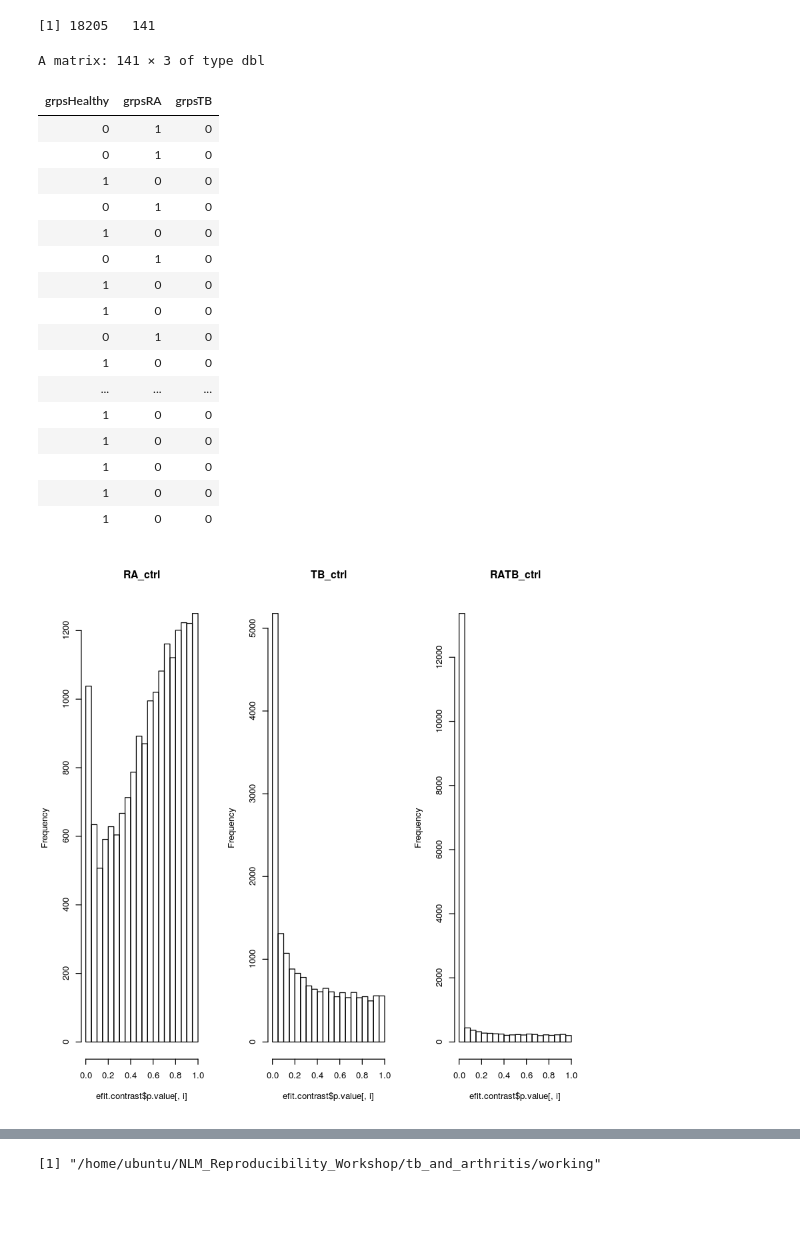
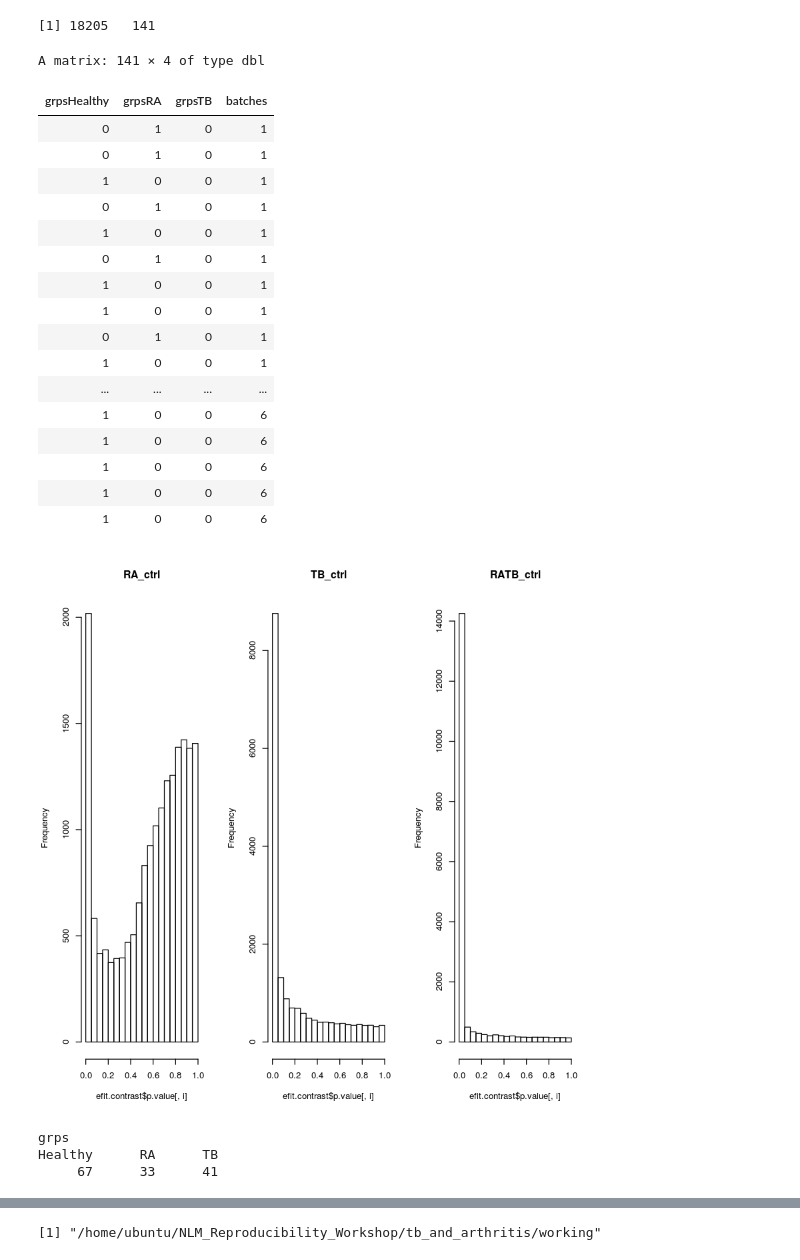
Before and after one commit to NLM-Reproducibility-Project/ReAnalysis-of-gene-pathways-between-TB-and-RA, a Jupyter notebook: scripts/MetaAnalysis.ipynb, the cells around one changed output, grey strips where cells are left out. Saved outputs shown, nothing was run; the diff lists cells and outputs as text; code cells hidden in the pictures; blank space fills up the shorter version.

```diff
--- a/scripts/MetaAnalysis.ipynb
+++ b/scripts/MetaAnalysis.ipynb
@@ -410,7 +399,7 @@ cl <- rep(c("green","red","blue","purple","orange","yellow"),c(10,30,30,30,30,11
 #merged.dataset.norm <- normalizeVSN(merged.dataset.num.rord)
 
 design <- model.matrix(~ grps)
-batches <- rep(c(1:6),c(10,30,30,30,30,11))
+batches <- rep(c(1:6),c(33,19,34,6,34,15))
 # %%
 merged.dataset.norm <- ComBat(merged.dataset.num, batches, mod=design, par.prior=TRUE, prior.plots=FALSE)
 rownames(merged.dataset.norm)=rownames(merged.dataset)[-1]
@@ -474,39 +462,45 @@ A matrix: 6 × 141 of type dbl
 [1] 18205   141
 # %%
 library(limma)
-design.limma <- model.matrix(~ 0+grps)
+design.limma <- model.matrix(~0+grps+batches)
 design.limma
 fit <- lmFit(merged.dataset.norm, design.limma)
 
-contrast.matrix=makeContrasts(grpsRA-grpsHealthy,grpsTB-grpsHealthy,
-                              (grpsRA+grpsTB)-grpsHealthy,levels=design.limma)
+contrast.matrix=makeContrasts(grpsRA - grpsHealthy, grpsTB - grpsHealthy,
+                              (grpsRA + grpsTB) - grpsHealthy, levels=design.limma)
 colnames(contrast.matrix)=c("RA_ctrl","TB_ctrl","RATB_ctrl")
 fit.contrast=contrasts.fit(fit,contrast.matrix)
 efit.contrast=eBayes(fit.contrast)
 # %% [output]
-A matrix: 141 × 3 of type dbl
+A matrix: 141 × 4 of type dbl
-| grpsHealthy | grpsRA | grpsTB |
-| 0 | 1 | 0 |
-| 0 | 1 | 0 |
-| 1 | 0 | 0 |
-| 0 | 1 | 0 |
-| 1 | 0 | 0 |
-| 0 | 1 | 0 |
-| 1 | 0 | 0 |
-| 1 | 0 | 0 |
-| 0 | 1 | 0 |
-| 1 | 0 | 0 |
-| ... | ... | ... |
-| 1 | 0 | 0 |
-| 1 | 0 | 0 |
-| 1 | 0 | 0 |
-| 1 | 0 | 0 |
-| 1 | 0 | 0 |
+| grpsHealthy | grpsRA | grpsTB | batches |
+| 0 | 1 | 0 | 1 |
+| 0 | 1 | 0 | 1 |
+| 1 | 0 | 0 | 1 |
+| 0 | 1 | 0 | 1 |
+| 1 | 0 | 0 | 1 |
+| 0 | 1 | 0 | 1 |
+| 1 | 0 | 0 | 1 |
+| 1 | 0 | 0 | 1 |
+| 0 | 1 | 0 | 1 |
+| 1 | 0 | 0 | 1 |
+| ... | ... | ... | ... |
+| 1 | 0 | 0 | 6 |
+| 1 | 0 | 0 | 6 |
+| 1 | 0 | 0 | 6 |
+| 1 | 0 | 0 | 6 |
+| 1 | 0 | 0 | 6 |
 # %%
 par(mfrow=c(1,3))
 for (i in 1:ncol(efit.contrast$p.value)){
   hist(efit.contrast$p.value[,i],main=colnames(efit.contrast$p.value)[i])
 }
 # %% [output]
-[figure, old version]
+[figure, new version]
+# %%
+table(grps)
+# %% [output]
+grps
+Healthy      RA      TB
+     67      33      41
 # %%
```
Also changed, not shown: parts of 22 cells of this notebook.
